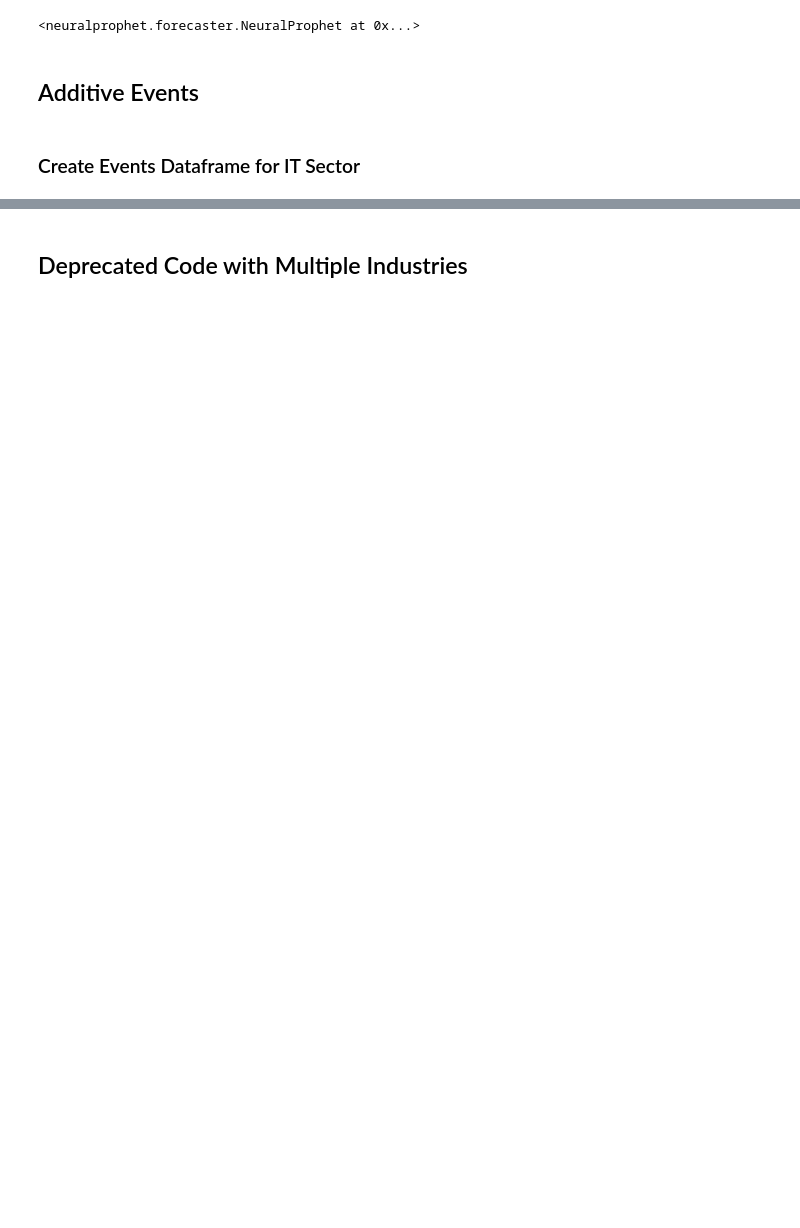
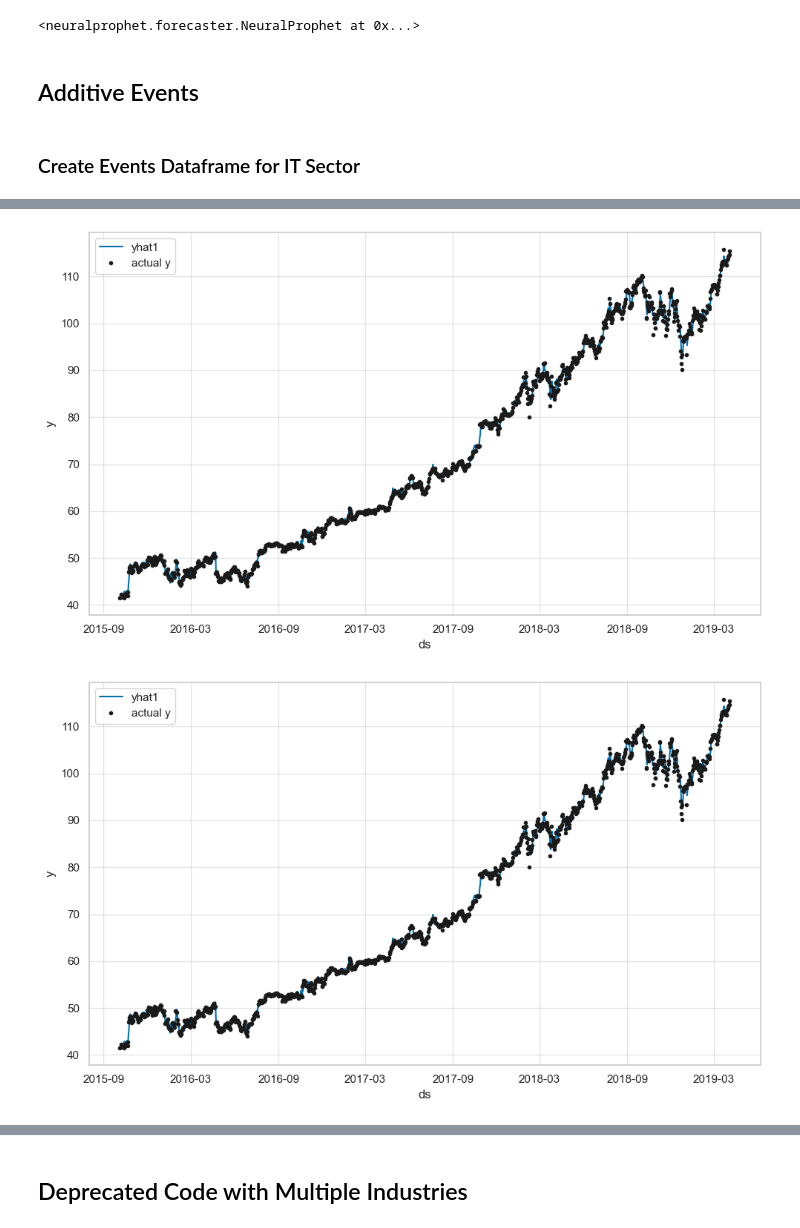
Before and after one commit to sunnydigital/ptsa-f22, a Jupyter notebook: writeup_models/additive_events.ipynb, the cells around one changed output, grey strips where cells are left out. Saved outputs shown, nothing was run; the diff lists cells and outputs as text; code cells hidden in the pictures; blank space fills up the shorter version.

Commit message:
Many changes (esp for pickles)

```diff
--- a/writeup_models/additive_events.ipynb
+++ b/writeup_models/additive_events.ipynb
@@ -85,8 +85,8 @@ col = {
     10: 'TEL'
 }
 # %%
-train = pd.read_csv('../data_processing/train_final.csv', index_col=0).T.reset_index(level=0).rename(columns=col)
-val = pd.read_csv('../data_processing/val_final.csv', index_col=0).T.iloc[1:,:].reset_index(level=0).rename(columns=col)
-test = pd.read_csv('../data_processing/test_final.csv', index_col=0).T.reset_index(level=0).rename(columns=col)
+train = pd.read_csv('../data_processing/train_final.csv', index_col=0).T.reset_index(level=0).rename(columns=idx2col)
+val = pd.read_csv('../data_processing/val_final.csv', index_col=0).T.iloc[1:,:].reset_index(level=0).rename(columns=idx2col)
+test = pd.read_csv('../data_processing/test_final.csv', index_col=0).T.reset_index(level=0).rename(columns=idx2col)
 # %%
 earnings_10yr_df = pd.read_csv('../data_processing/earnings_10yr_past_future_df.csv')
@@ -98,7 +93,3 @@ industry_symbol.to_csv('industry_symbol.csv')
-# %%
-train = train.rename(columns=pd.Series(industry_symbol['Symbol']).to_dict())
-val = val.rename(columns=pd.Series(industry_symbol['Symbol']).to_dict())
-test = test.rename(columns=pd.Series(industry_symbol['Symbol']).to_dict())
 # %% [markdown]
 ## Auxiliary Plotting Functions
 # %%
@@ -387,18 +322,18 @@ read_in_model_and_metrics = False
 models_dict = dict()
 
 for symbol in train.columns:
-    print(symbol)
     if symbol == 'ds': continue
 
     if read_in_model_and_metrics:
-        with open(f'./model/model_pickles/{symbol}_model.pkl', 'rb') as f:
+        with open(f'./additive_files/model_pickles/{symbol}_model.pkl', 'rb') as f:
             model = pickle.load(f)
-        with open(f'./model/model_metrics/{symbol}_metrics.csv', 'rb') as f:
+        with open(f'./additive_files/model_metrics/{symbol}_metrics.csv', 'rb') as f:
             metrics = pd.read_csv(f)
-        with open(f'./model/model_historical_train_df/{symbol}_historical_train_df.csv', 'rb') as f:
+        with open(f'./additive_files/model_historical_train_df/{symbol}_historical_train_df.csv', 'rb') as f:
             historical_train_df = pd.read_csv(f)
-        with open(f'./model/model_historical_val_df/{symbol}_historical_val_df.csv', 'rb') as f:
+        with open(f'./additive_files/model_historical_val_df/{symbol}_historical_val_df.csv', 'rb') as f:
             historical_val_df = pd.read_csv(f)
+        models_dict[symbol] = [model, metrics, historical_train_df, historical_val_df]
 
     else:
         model = copy.deepcopy(base_model)
@@ -417,9 +352,10 @@ for symbol in train.columns:
             progress='bar'
         )
 
-        pickle.dump(model, open(f'./model/model_pickles/{symbol}_model.pkl', 'wb'))
-        historical_train_df.to_csv(open(f'./model/model_historical_train_df/{symbol}_historical_val_df.csv', 'wb'))
-        historical_val_df.to_csv(open(f'./model/model_historical_val_df/{symbol}_historical_val_df.csv', 'wb'))
-        pd.Dataframe(metrics).to_csv(open(f'./model/model_metrics/{symbol}_metrics.csv', 'wb'))
+        pickle.dump(model, open(f'./additive_files/model_pickles/{symbol}_model.pickle', 'wb'))
+        historical_train_df.to_csv(open(f'./additive_files/model_historical_train_df/{symbol}_historical_val_df.csv', 'wb'))
+        historical_val_df.to_csv(open(f'./additive_files/model_historical_val_df/{symbol}_historical_val_df.csv', 'wb'))
+        pickle.dump(metrics, open(f'./additive_files/model_metrics/{symbol}_metrics.csv', 'wb'))
 
-    models_dict[symbol] = [model, metrics, historical_train_df, historical_val_df]
+        models_dict[symbol] = [model, metrics, historical_train_df, historical_val_df]
+        pickle.dump(models_dict, open('./additive_files/model_pickles/models_dict.pickle', 'wb'))
@@ -428,8 +377,13 @@ for symbol in train.columns:
 # %%
-model = models_dict['AAPL'][0]
-metrics = models_dict['AAPL'][1]
-historical_train_df = models_dict['AAPL'][2]
-historical_val_df = models_dict['AAPL'][3]
+model = models_dict['JKHY'][0]
+metrics = models_dict['JKHY'][1]
+historical_train_df = models_dict['JKHY'][2]
+historical_val_df = models_dict['JKHY'][3]
 # %%
 future = model.make_future_dataframe(df=historical_train_df, events_df=events_df, periods=365, n_historic_predictions=len(train))
 forecast = model.predict(df=future)
+# %%
+model.plot(forecast)
+# %% [output]
+[figure, added]
+[figure, added]
```
Also changed, not shown: parts of 12 cells of this notebook, 48 other files.
